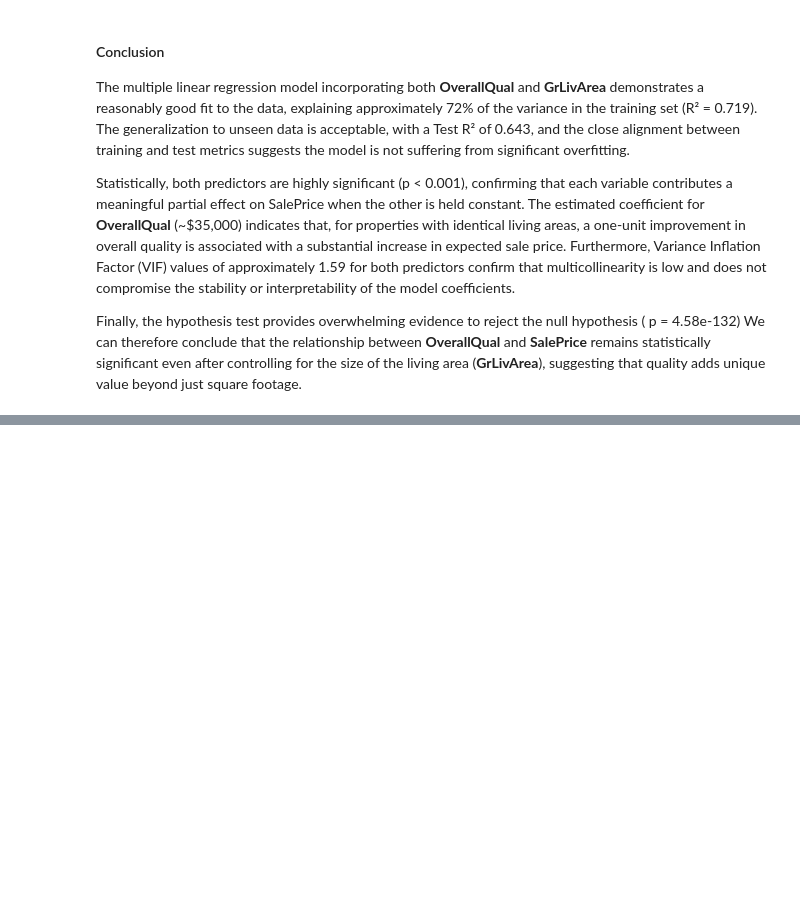
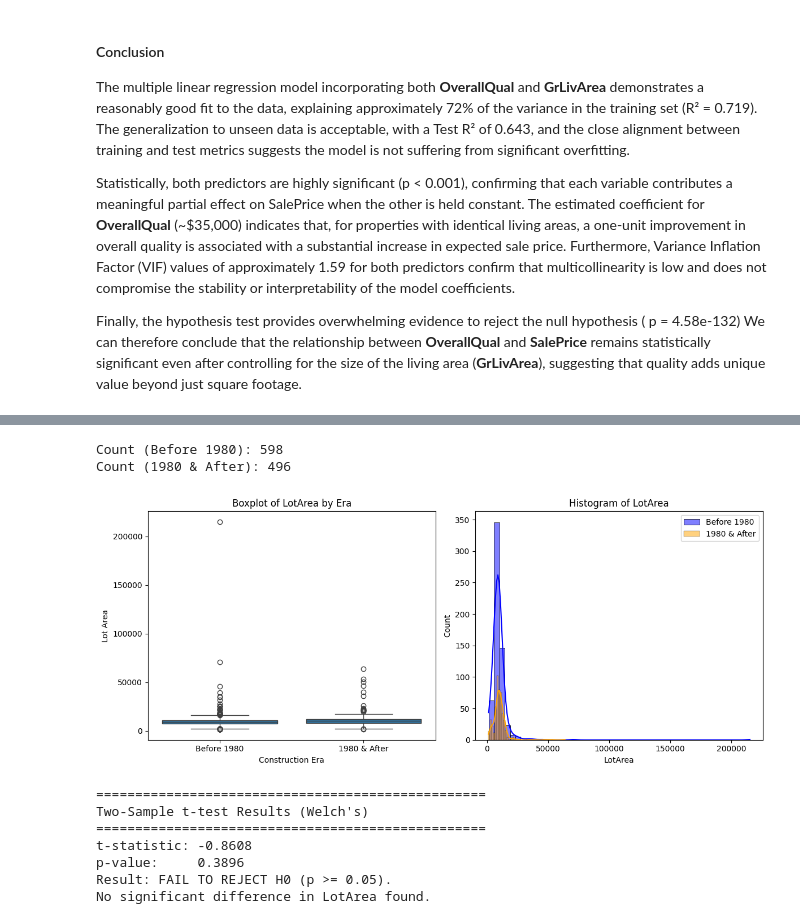
Before and after one commit to TheKusz/Stats_DSM030-2025-OCT, a Jupyter notebook: CW1/DSM030-CW-Oct25-Skeleton-Solution-House-Price-Stat-Significance.ipynb, the cells around one changed output, grey strips where cells are left out. Saved outputs shown, nothing was run; the diff lists cells and outputs as text; code cells hidden in the pictures; blank space fills up the shorter version.

```diff
--- a/CW1/DSM030-CW-Oct25-Skeleton-Solution-House-Price-Stat-Significance.ipynb
+++ b/CW1/DSM030-CW-Oct25-Skeleton-Solution-House-Price-Stat-Significance.ipynb
@@ -510,0 +517,53 @@ Finally, the hypothesis test provides overwhelming evidence to reject the null h
+# %%
+lot_before = df[df['YearBuilt'] < 1980]['LotArea']
+lot_after = df[df['YearBuilt'] >= 1980]['LotArea']
+
+print(f"Count (Before 1980): {len(lot_before)}")
+print(f"Count (1980 & After): {len(lot_after)}")
+
+# 2. Visual Inspection (Boxplot & Histogram)
+plt.figure(figsize=(12, 5))
+
+plt.subplot(1, 2, 1)
+sns.boxplot(x=df['YearBuilt'] >= 1980, y=df['LotArea'])
+plt.xticks([0, 1], ['Before 1980', '1980 & After'])
+plt.xlabel("Construction Era")
+plt.ylabel("Lot Area")
+plt.title("Boxplot of LotArea by Era")
+
+plt.subplot(1, 2, 2)
+sns.histplot(lot_before, color='blue', alpha=0.5, label='Before 1980', kde=True)
+sns.histplot(lot_after, color='orange', alpha=0.5, label='1980 & After', kde=True)
+plt.legend()
+plt.title("Histogram of LotArea")
+plt.tight_layout()
+plt.show()
+
+# Statistical Test (t-test)
+# H0: Mean LotArea (Before) = Mean LotArea (After)
+t_stat, p_val = stats.ttest_ind(lot_before, lot_after, equal_var=False)
+
+print("\n" + "="*50)
+print("Two-Sample t-test Results (Welch's)")
+print("="*50)
+print(f"t-statistic: {t_stat:.4f}")
+print(f"p-value:     {p_val:.4g}")
+
+alpha = 0.05
+if p_val < alpha:
+    print(f"Result: REJECT H0 (p < {alpha}).")
+    print("There is a significant difference in LotArea between the two groups.")
+else:
+    print(f"Result: FAIL TO REJECT H0 (p >= {alpha}).")
+    print("No significant difference in LotArea found.")
+# %% [output]
+Count (Before 1980): 598
+Count (1980 & After): 496
+[figure, added]
+==================================================
+Two-Sample t-test Results (Welch's)
+==================================================
+t-statistic: -0.8608
+p-value:     0.3896
+Result: FAIL TO REJECT H0 (p >= 0.05).
+No significant difference in LotArea found.
```
Also changed, not shown: parts of 7 cells of this notebook.
